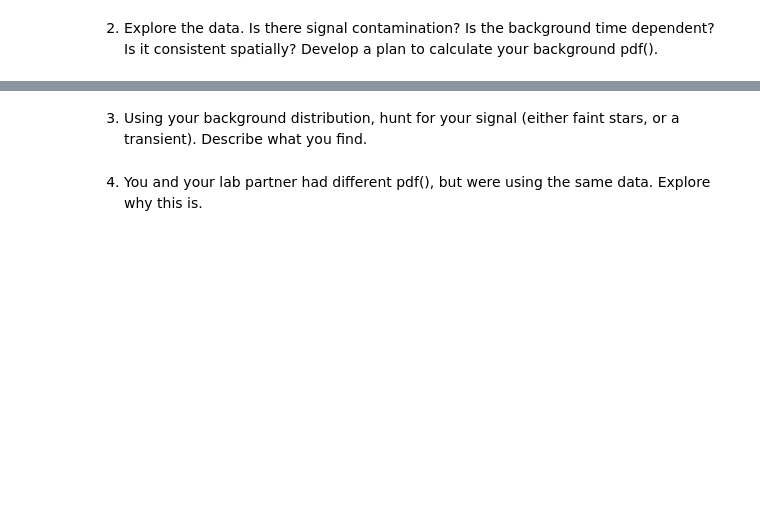
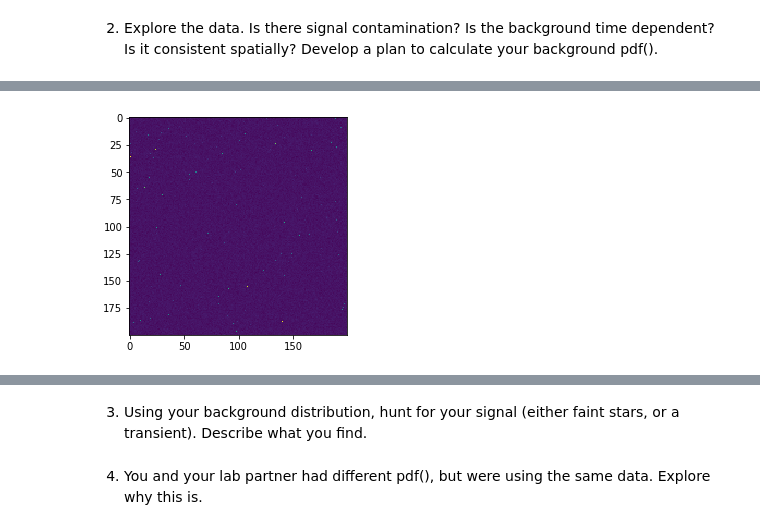
Before and after one commit to AdamK42/physics-434, a Jupyter notebook: lab4/lab4.ipynb, the cells around one changed output, grey strips where cells are left out. Drawn from its saved outputs; the diff is of its cells as text; code cells hidden in the pictures; blank space fills up the shorter version.

```diff
--- a/lab4/lab4.ipynb
+++ b/lab4/lab4.ipynb
@@ -224,0 +238,4 @@ hf.close()
+# %%
+plt.imshow(imagestack[:, :, 1]);
+# %% [output]
+[figure, added]
```
Also changed, not shown: parts of 7 cells of this notebook.
